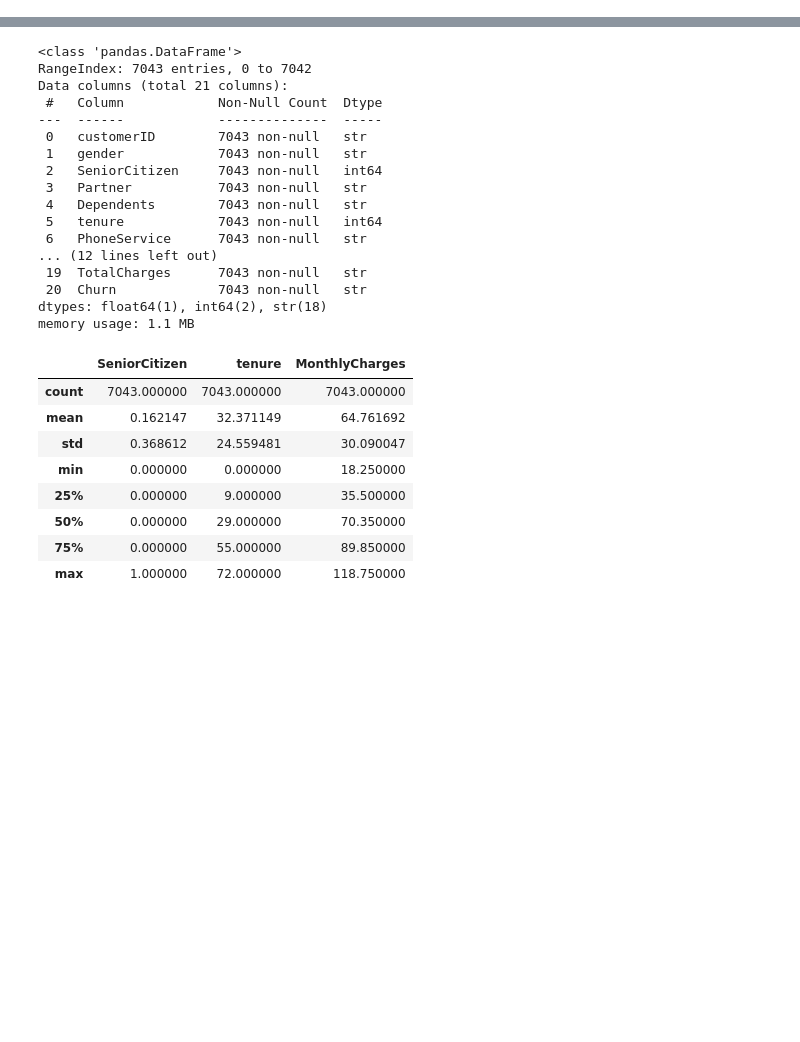
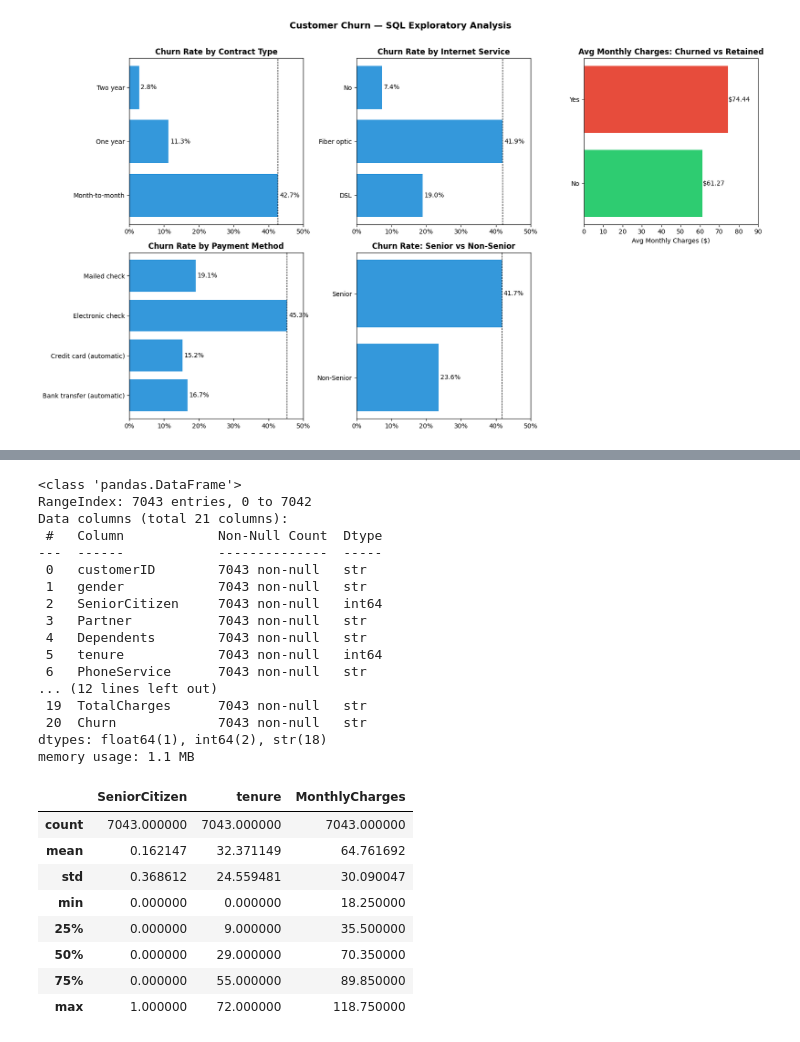
Before and after one commit to Filaxis/telco-churn-miniproject, a Jupyter notebook: telco_churn.ipynb, the cells around one changed output, grey strips where cells are left out. Cells and saved outputs as stored; diff of their text form; code cells hidden in the pictures; blank space fills up the shorter version.

Commit message:
Telco churn dataset - adding EDA with SQL

```diff
--- a/telco_churn.ipynb
+++ b/telco_churn.ipynb
@@ -23,3 +57,78 @@ telco_churn = pd.read_csv(dataset_dir / "Telco-Customer-Churn.csv")
+# %%
+import os
+import matplotlib.ticker as mticker
+os.makedirs('outputs', exist_ok=True)
+
+fig, axes = plt.subplots(2, 3, figsize=(16, 9))
+axes = axes.flatten()
+fig.suptitle('Customer Churn — SQL Exploratory Analysis', fontsize=14, fontweight='bold', y=1.01)
+
+color_main = '#3498db'
+
+# -- Plot 1: Churn rate by contract type --
+ax = axes[0]
+ax.barh(query_result_1['Contract'], query_result_1['churn_rate'], color=color_main)
+ax.set_xlim(0.0, 0.50)
+ax.set_title('Churn Rate by Contract Type', fontweight='bold')
+ax.xaxis.set_major_formatter(mticker.PercentFormatter(xmax=1))
+ax.axvline(x=query_result_1['churn_rate'].max(), color='black', linestyle='--', linewidth=0.8)
+for bar, val in zip(ax.patches, query_result_1['churn_rate']):
+    ax.text(val + 0.005, bar.get_y() + bar.get_height()/2,
+            f'{val:.1%}', va='center', fontsize=10)
+
+# -- Plot 2: Churn rate by internet service --
+ax = axes[1]
+ax.barh(query_result_2['InternetService'], query_result_2['churn_rate'], color=color_main)
+ax.set_xlim(0.0, 0.50)
+ax.set_title('Churn Rate by Internet Service', fontweight='bold')
+ax.xaxis.set_major_formatter(mticker.PercentFormatter(xmax=1))
+ax.axvline(x=query_result_2['churn_rate'].max(), color='black', linestyle='--', linewidth=0.8)
+for bar, val in zip(ax.patches, query_result_2['churn_rate']):
+    ax.text(val + 0.005, bar.get_y() + bar.get_height()/2,
+            f'{val:.1%}', va='center', fontsize=10)
+
+# -- Plot 3: Avg monthly charges by churn status --
+ax = axes[2]
+bar_colors = ['#e74c3c' if c == 'Yes' else '#2ecc71' for c in query_result_3['Churn']]
+ax.set_xlim(0.0, 90.0)
+ax.barh(query_result_3['Churn'], query_result_3['avg_monthly_charges'], color=bar_colors)
+ax.set_title('Avg Monthly Charges: Churned vs Retained', fontweight='bold')
+ax.set_xlabel('Avg Monthly Charges ($)')
+for bar, val in zip(ax.patches, query_result_3['avg_monthly_charges']):
+    ax.text(val + 0.3, bar.get_y() + bar.get_height()/2,
+            f'${val:.2f}', va='center', fontsize=10)
+
+# -- Plot 4: Churn rate by payment method --
+ax = axes[3]
+ax.barh(query_result_4['PaymentMethod'], query_result_4['churn_rate'], color=color_main)
+ax.set_xlim(0.0, 0.50)
+ax.set_title('Churn Rate by Payment Method', fontweight='bold')
+ax.xaxis.set_major_formatter(mticker.PercentFormatter(xmax=1))
+ax.axvline(x=query_result_4['churn_rate'].max(), color='black', linestyle='--', linewidth=0.8)
+for bar, val in zip(ax.patches, query_result_4['churn_rate']):
+    ax.text(val + 0.005, bar.get_y() + bar.get_height()/2,
+            f'{val:.1%}', va='center', fontsize=10)
+
+# -- Plot 5: Senior citizen churn rate --
+ax = axes[4]
+labels = ['Non-Senior', 'Senior']
+ax.barh(labels, query_result_5['churn_rate'], color=color_main)
+ax.set_xlim(0.0, 0.50)
+ax.set_title('Churn Rate: Senior vs Non-Senior', fontweight='bold')
+ax.xaxis.set_major_formatter(mticker.PercentFormatter(xmax=1))
+ax.axvline(x=query_result_5['churn_rate'].max(), color='black', linestyle='--', linewidth=0.8)
+for bar, val in zip(ax.patches, query_result_5['churn_rate']):
+    ax.text(val + 0.005, bar.get_y() + bar.get_height()/2,
+            f'{val:.1%}', va='center', fontsize=10)
+
+# -- Hide unused 6th subplot --
+axes[5].set_visible(False)
+
+plt.tight_layout()
+plt.savefig('outputs/sql_eda.png', dpi=150, bbox_inches='tight')
+plt.show()
+# %% [output]
+[figure, added]
 # %%
 telco_churn.head()
 # %% [output]
```
Also changed, not shown: parts of 3 cells of this notebook, 2 other files.
